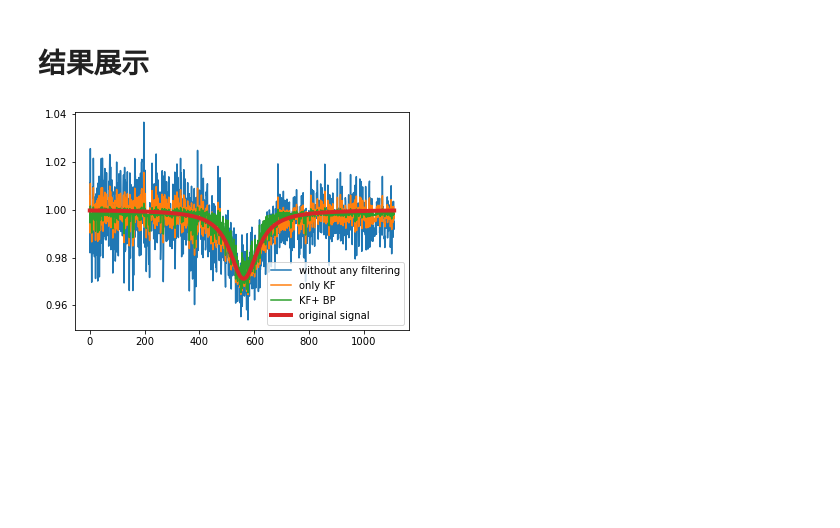
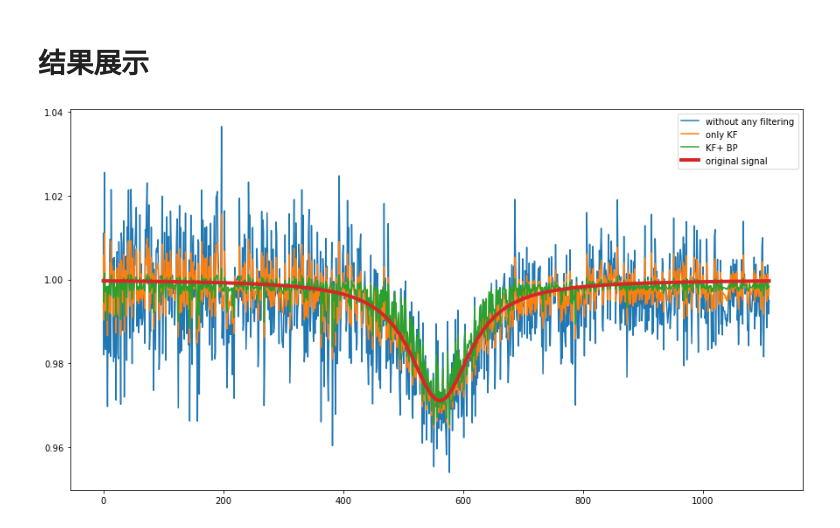
Before and after one commit to Popsama/Deep-neural-network-filter, a Jupyter notebook: Kalman_filter_and_variants/load_BPKFmodel.ipynb, the cells around one changed output. Cells and saved outputs as stored; diff of their text form; code cells hidden in the pictures; blank space fills up the shorter version.

```diff
--- a/Kalman_filter_and_variants/load_BPKFmodel.ipynb
+++ b/Kalman_filter_and_variants/load_BPKFmodel.ipynb
@@ -37,17 +37,17 @@ Bp_kalman.load_state_dict(torch.load(model_save_path))
 # %%
 index = 600
 test = CH4_KF[index]
 test = array_to_tensor(test)
 test = test.reshape(1111, 1)
 prediction = Bp_kalman(test)
 prediction = prediction.cpu().detach().numpy()
 test = test.cpu().detach().numpy()
-plt.figure()
+plt.figure(figsize=(15, 8))
 plt.plot(CH4_noisy_spectral[index], label="without any filtering")
 plt.plot(test, alpha=1, label="only KF")
 plt.plot(prediction, alpha=1, label="KF+ BP")
 plt.plot(CH4_no_noise_spectral[index], linewidth=4, label="original signal")
 plt.legend()
 plt.show()
 # %% [output]
-[figure, old version]
+[figure, new version]
```
Also changed, not shown: 3 other files.
